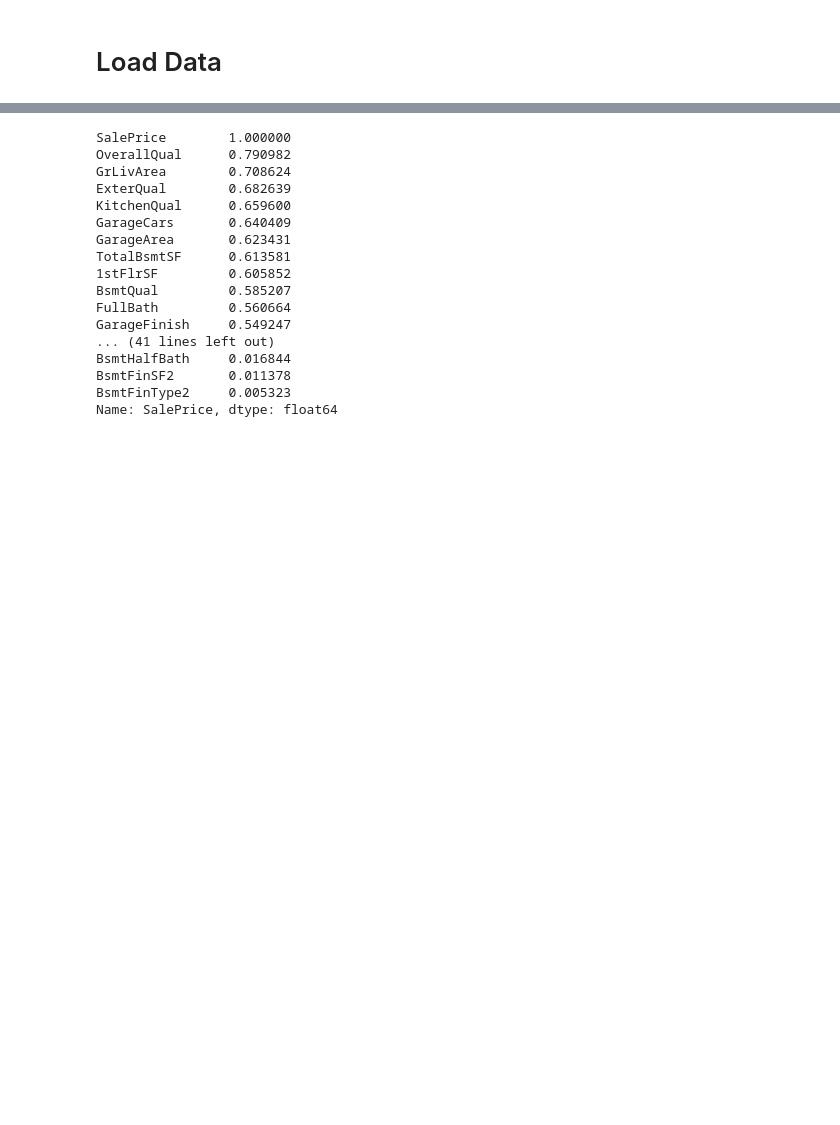
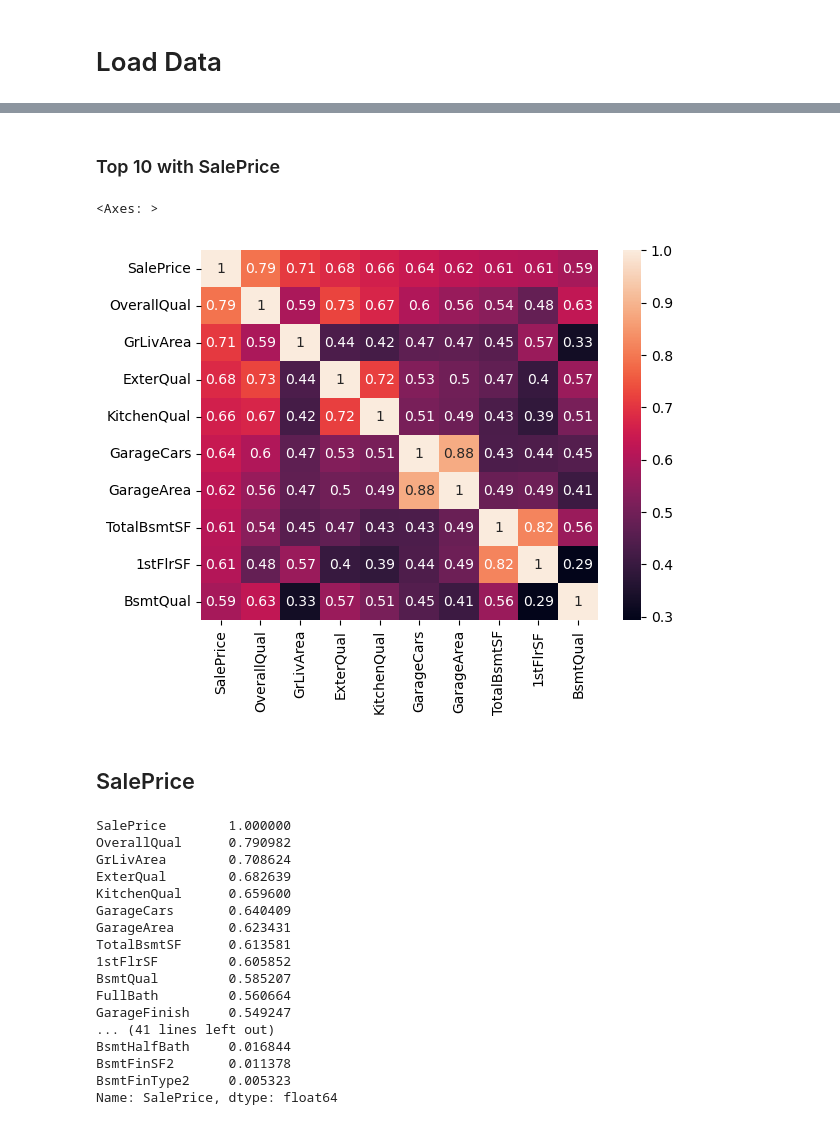
Before and after one commit to Chocomilkteaa/House-Prices, a Jupyter notebook: eda2.ipynb, the cells around one changed output, grey strips where cells are left out. Saved outputs shown, nothing was run; the diff lists cells and outputs as text; code cells hidden in the pictures; blank space fills up the shorter version.

```diff
--- a/eda2.ipynb
+++ b/eda2.ipynb
@@ -191,3 +269,14 @@ corr = train_data.select_dtypes(exclude='O').corr()
+# %% [markdown]
+### Top 10 with SalePrice
+# %%
+cols_10 = corr.nlargest(10, 'SalePrice')['SalePrice'].index
+corr_10 = train_data[cols_10].corr()
+sns.heatmap(corr_10, annot=True)
+# %% [output]
+<Axes: >
+[figure, added]
+# %% [markdown]
+## SalePrice
 # %%
 corr['SalePrice'].abs().sort_values(ascending=False)
 # %% [output]
```
Also changed, not shown: parts of 21 cells of this notebook, 2 other files.
